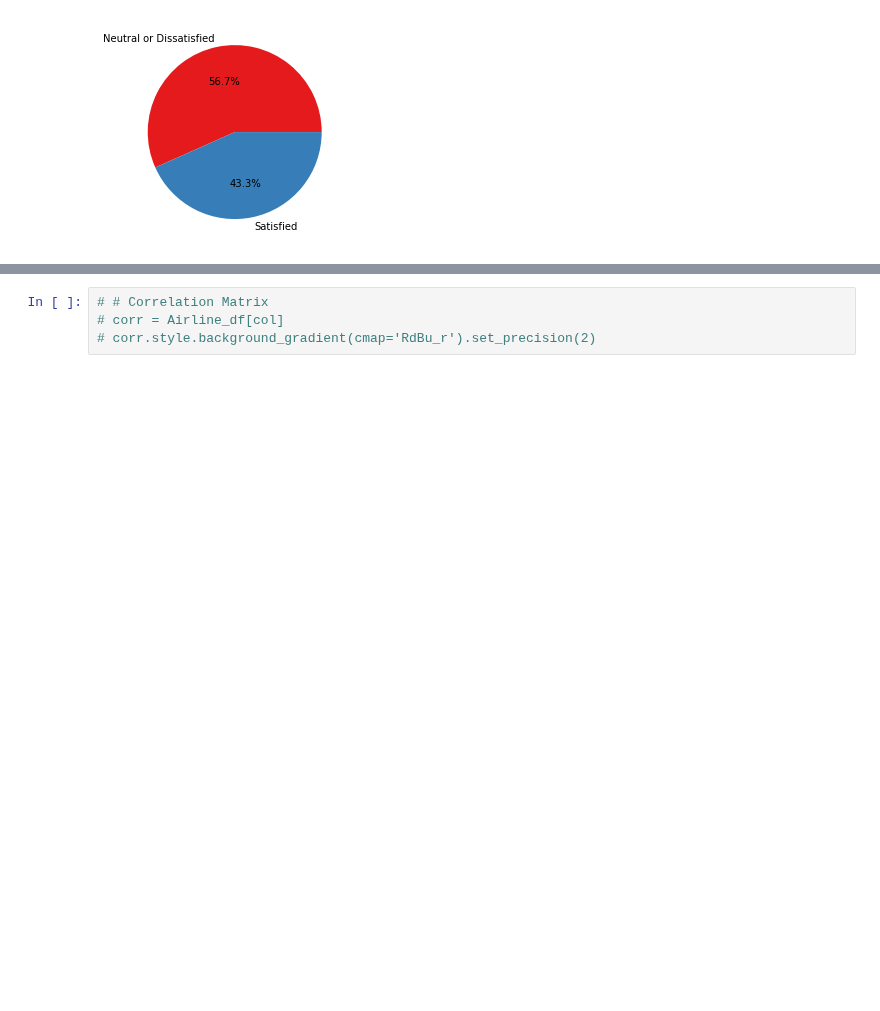
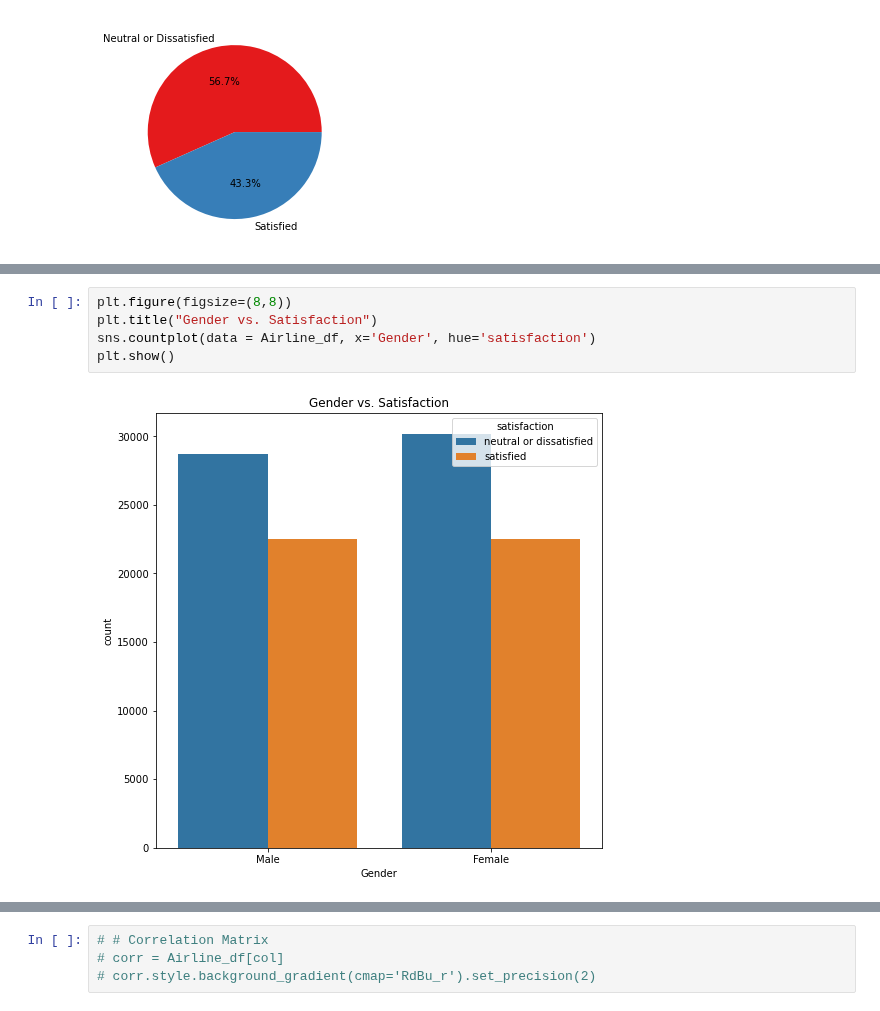
Before and after one commit to speplinski3/G3_Santander_Customer_Satisfaction, a Jupyter notebook: Airline_Customer_Satisfaction_ML_Wuyang.ipynb, the cells around one changed output, grey strips where cells are left out. Drawn from its saved outputs; the diff is of its cells as text; blank space fills up the shorter version.

Commit message:
Modified Airline_Customer_Satisfaction_ML_Wuyang

```diff
--- a/Airline_Customer_Satisfaction_ML_Wuyang.ipynb
+++ b/Airline_Customer_Satisfaction_ML_Wuyang.ipynb
@@ -230,0 +260,7 @@ plt.show()
+# %%
+plt.figure(figsize=(8,8))
+plt.title("Gender vs. Satisfaction")
+sns.countplot(data = Airline_df, x='Gender', hue='satisfaction')
+plt.show()
+# %% [output]
+[figure, added]
```
Also changed, not shown: parts of 7 cells of this notebook.
